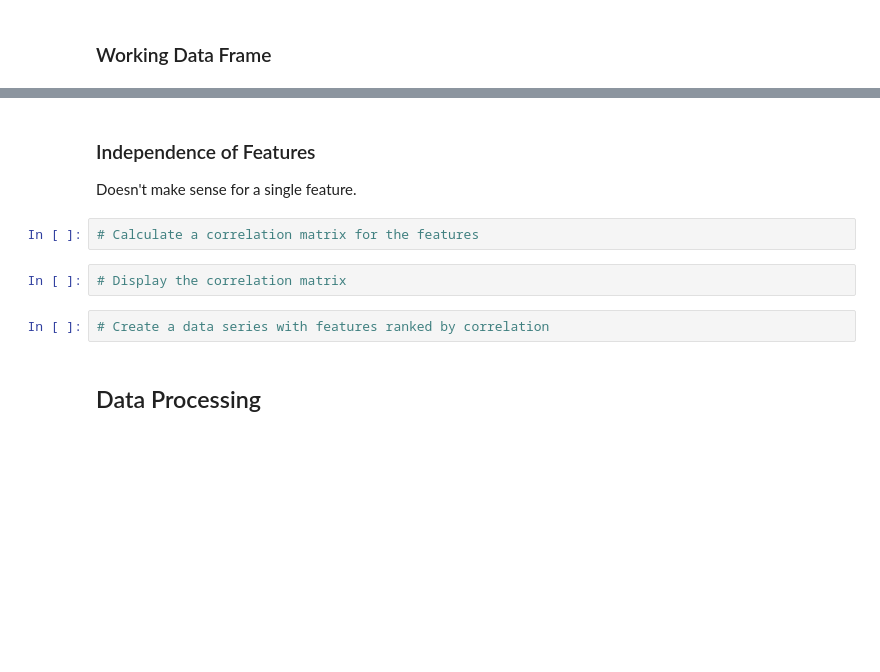
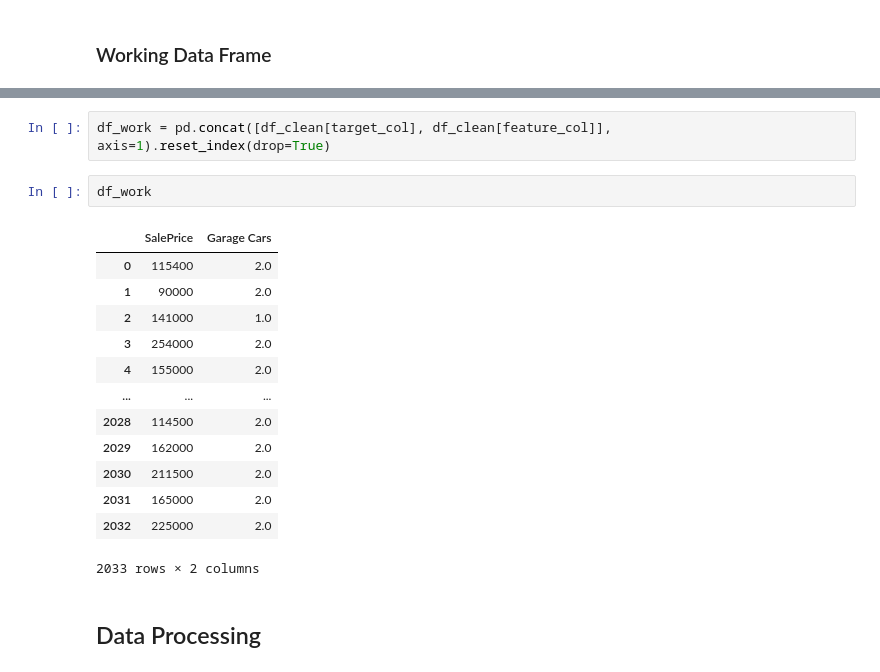
Before and after one commit to efitznm/Data-Science-Portfolio-C22, a Jupyter notebook: Modules/Module_2_Regression/Projects/Instructions/Project.2-Housing/Housing-Pass-07.ipynb, the cells around one changed output, grey strips where cells are left out. Drawn from its saved outputs; the diff is of its cells as text; blank space fills up the shorter version.

```diff
--- a/Modules/Module_2_Regression/Projects/Instructions/Project.2-Housing/Housing-Pass-07.ipynb
+++ b/Modules/Module_2_Regression/Projects/Instructions/Project.2-Housing/Housing-Pass-07.ipynb
@@ -360,12 +436,21 @@ Ranking doesn't make sense for a single feature.
-# %% [markdown]
-### Independence of Features
-Doesn't make sense for a single feature.
-# %%
-# Calculate a correlation matrix for the features
-# %%
-# Display the correlation matrix
-# %%
-# Create a data series with features ranked by correlation
+# %%
+df_work = pd.concat([df_clean[target_col], df_clean[feature_col]], axis=1).reset_index(drop=True)
+# %%
+df_work
+# %% [output]
+|  | SalePrice | Garage Cars |
+| 0 | 115400 | 2.0 |
+| 1 | 90000 | 2.0 |
+| 2 | 141000 | 1.0 |
+| 3 | 254000 | 2.0 |
+| 4 | 155000 | 2.0 |
+| ... | ... | ... |
+| 2028 | 114500 | 2.0 |
+| 2029 | 162000 | 2.0 |
+| 2030 | 211500 | 2.0 |
+| 2031 | 165000 | 2.0 |
+| 2032 | 225000 | 2.0 |
+2033 rows × 2 columns
 # %% [markdown]
 ## Data Processing
 # %% [markdown]
```
Also changed, not shown: parts of 39 cells of this notebook.
